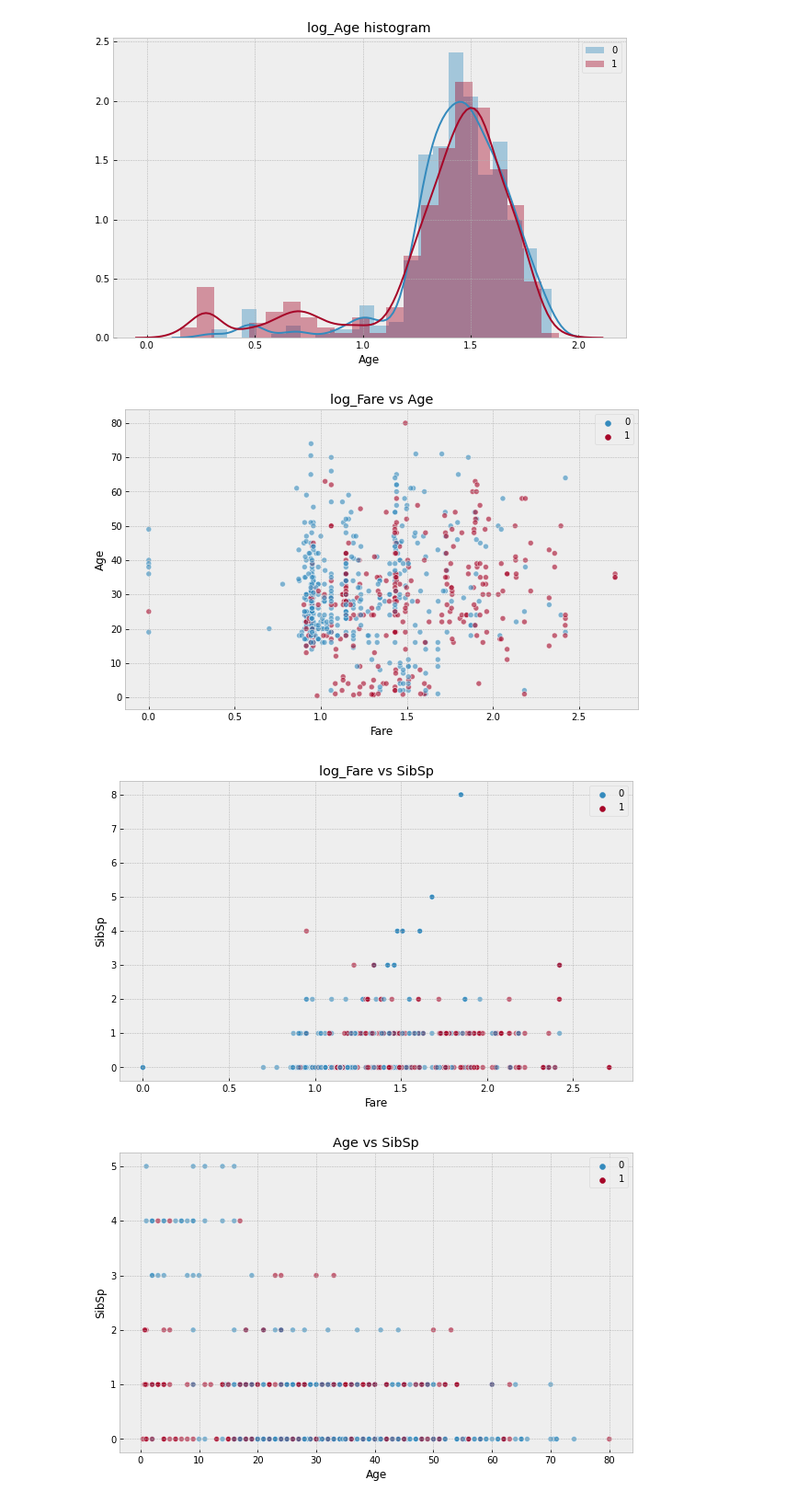
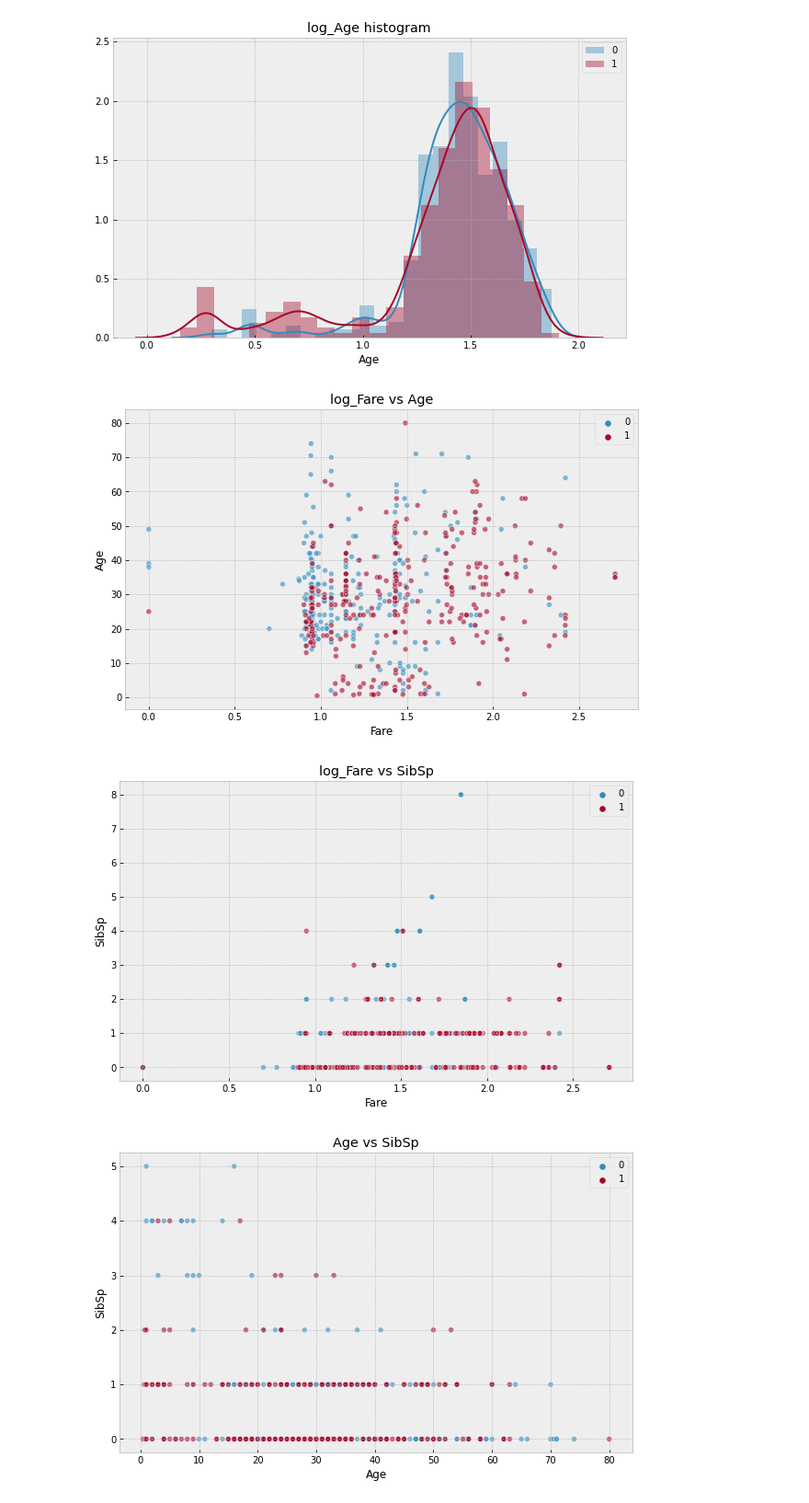
Before and after one commit to IndyD/data-science-tools, a Jupyter notebook: autoEDA/example_notebook.ipynb, the cells around one changed output. Shown at 92% size. Cells and saved outputs as stored; diff of their text form; code cells hidden in the pictures.

Commit message:
Add balance parameter to scatterplots
- Added to ClassificationEDA, balances target in plot_df to help
  visualize target distribution when target is unbalanced

```diff
--- a/autoEDA/example_notebook.ipynb
+++ b/autoEDA/example_notebook.ipynb
@@ -47,11 +47,11 @@ eda.plot_numeric(cols=['Fare', 'Age', 'Sex'], log_transform=True)
 # %%
 ### Plot scatterplots of the pairs of numeric columns
 # Manually inputting columns to plot and log transforming only the 'Fare' column
-eda.plot_scatterplots(cols=['Fare', 'Age', 'SibSp'], log_transform=['Fare'])
+eda.plot_scatterplots(cols=['Fare', 'Age', 'SibSp'], log_transform=['Fare'], balance=True)
 # %% [output]
-[figure, old version]
+[figure, new version]
-[figure, old version]
+[figure, new version]
-[figure, old version]
+[figure, new version]
 # %%
 ### Plot heatmaps of pairs of categorical columns vs target
 # optional max_plots argument drops pairs with least correlation/predicitve power to the target
```
Also changed, not shown: parts of 2 cells of this notebook, 2 other files.
